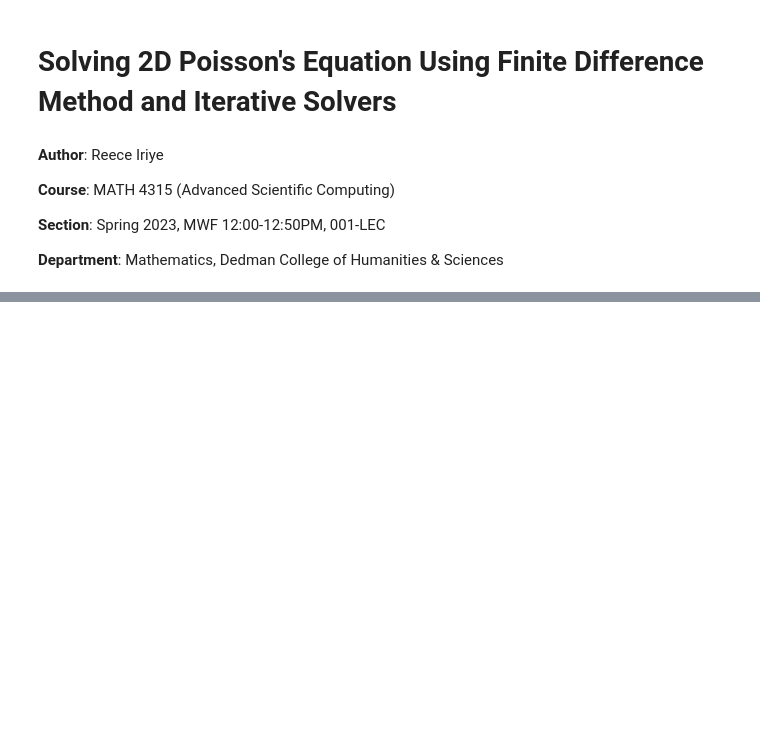
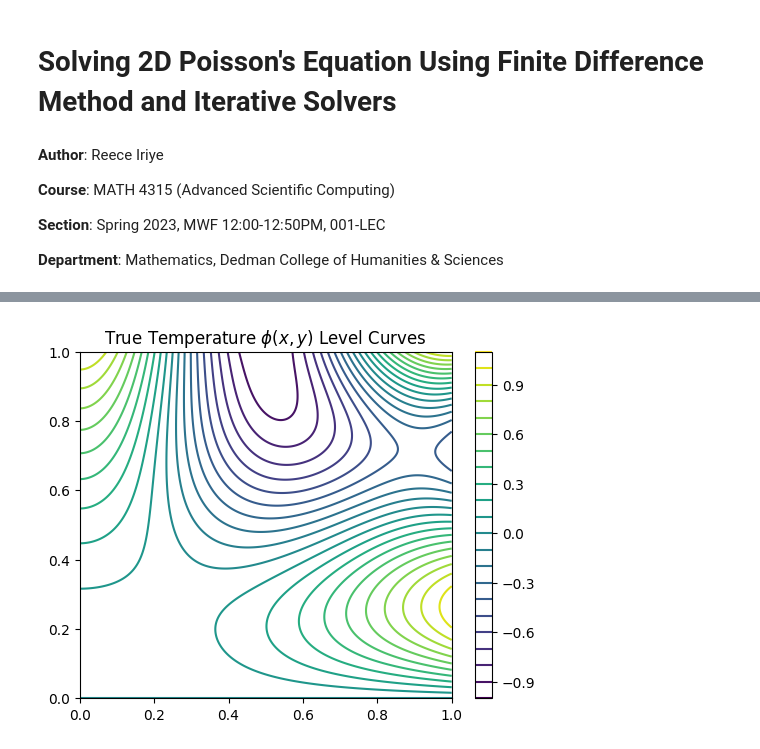
Before and after one commit to reece-iriye/Solving-2D-Poissons-Equation-Using-Finite-Difference-Method-and-Iterative-Solvers, a Jupyter notebook: 2D-Poisson-Implementation.ipynb, the cells around one changed output, grey strips where cells are left out. Cells and saved outputs as stored; diff of their text form; code cells hidden in the pictures; blank space fills up the shorter version.

```diff
--- a/2D-Poisson-Implementation.ipynb
+++ b/2D-Poisson-Implementation.ipynb
@@ -69,0 +145,9 @@ from math import log
+# %%
+# Plot the level curves for 10 separate true phi(x,y) values
+fig = plt.figure(figsize=(6,4.5))
+plt.contour(X_plot, Y_plot, Z_plot, 20, cmap='viridis')
+plt.colorbar()
+plt.title(r"True Temperature $\phi(x,y)$ Level Curves")
+plt.show()
+# %% [output]
+[figure, added]
```
Also changed, not shown: parts of 77 cells of this notebook, 6 other files.
